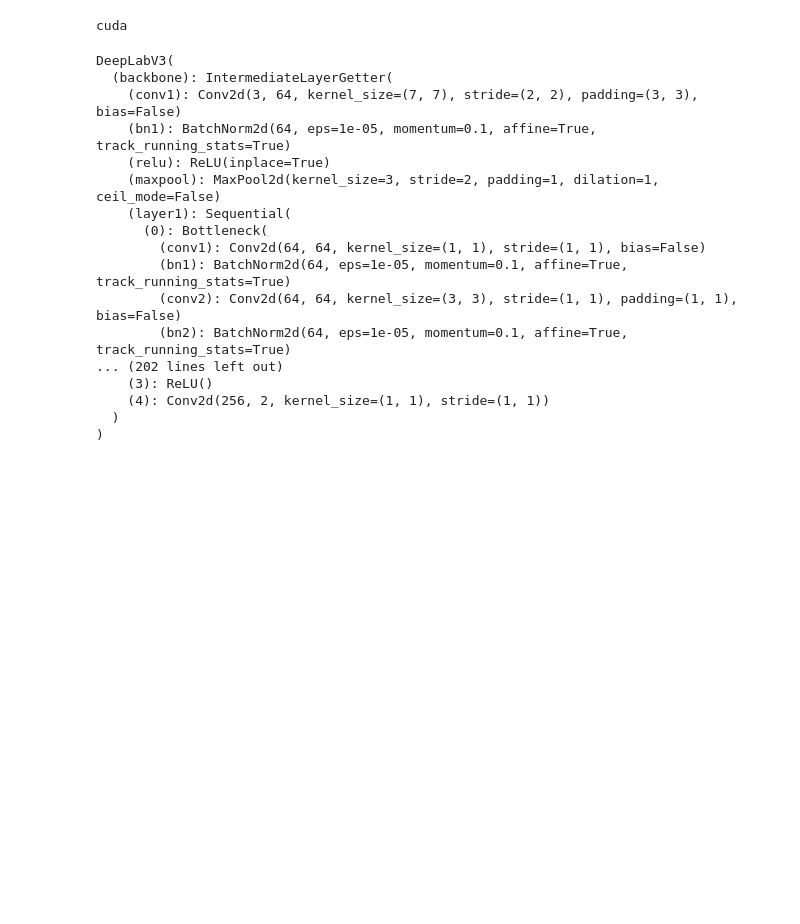
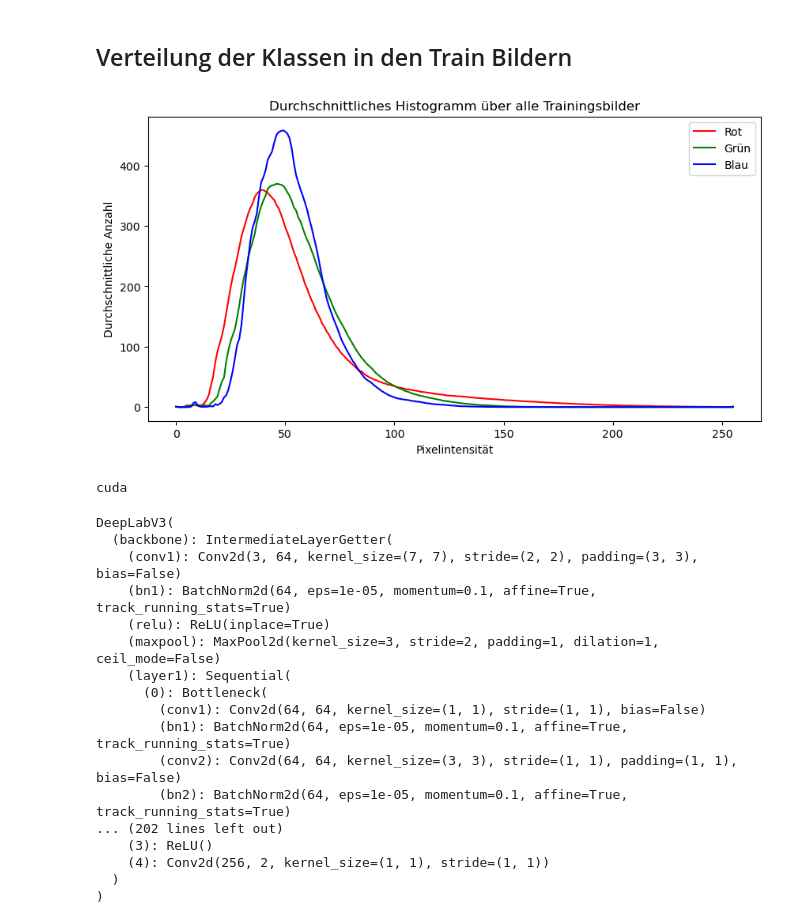
Before and after one commit to patschue/DLBS_landslides, a Jupyter notebook: first_try.ipynb, the cells around one changed output. Cells and saved outputs as stored; diff of their text form; code cells hidden in the pictures; blank space fills up the shorter version.

```diff
--- a/first_try.ipynb
+++ b/first_try.ipynb
@@ -198,0 +293,38 @@ Verteilung der Werte: [63360  2176]
+# %% [markdown]
+## Verteilung der Klassen in den Train Bildern
+# %%
+# Code mit ChatGPT erstellt
+
+# Initialisiere Histogramm-Arrays
+histogram_red = np.zeros(256)
+histogram_green = np.zeros(256)
+histogram_blue = np.zeros(256)
+
+for images, _ in eda_train_loader:
+    # Versichern Sie sich, dass die Bilder auf der CPU liegen (falls sie auf GPU geladen werden)
+    images = images.cpu().numpy()
+
+    # Die Form von `images` ist [batch_size, channels, height, width]
+    for i in range(images.shape[0]):
+        histogram_red += np.histogram(images[i, 0].flatten(), bins=256, range=(0, 1))[0]
+        histogram_green += np.histogram(images[i, 1].flatten(), bins=256, range=(0, 1))[0]
+        histogram_blue += np.histogram(images[i, 2].flatten(), bins=256, range=(0, 1))[0]
+
+# Mitteln Sie die Histogramme über alle Bilder
+num_images = len(eda_train_loader.dataset)
+histogram_red /= num_images
+histogram_green /= num_images
+histogram_blue /= num_images
+
+# Plotte die Histogramme
+plt.figure(figsize=(10, 5))
+plt.title("Durchschnittliches Histogramm über alle Trainingsbilder")
+plt.xlabel("Pixelintensität")
+plt.ylabel("Durchschnittliche Anzahl")
+plt.plot(histogram_red, color='red', label='Rot')
+plt.plot(histogram_green, color='green', label='Grün')
+plt.plot(histogram_blue, color='blue', label='Blau')
+plt.legend()
+plt.show()
+# %% [output]
+[figure, added]
```
Also changed, not shown: parts of 29 cells of this notebook.
